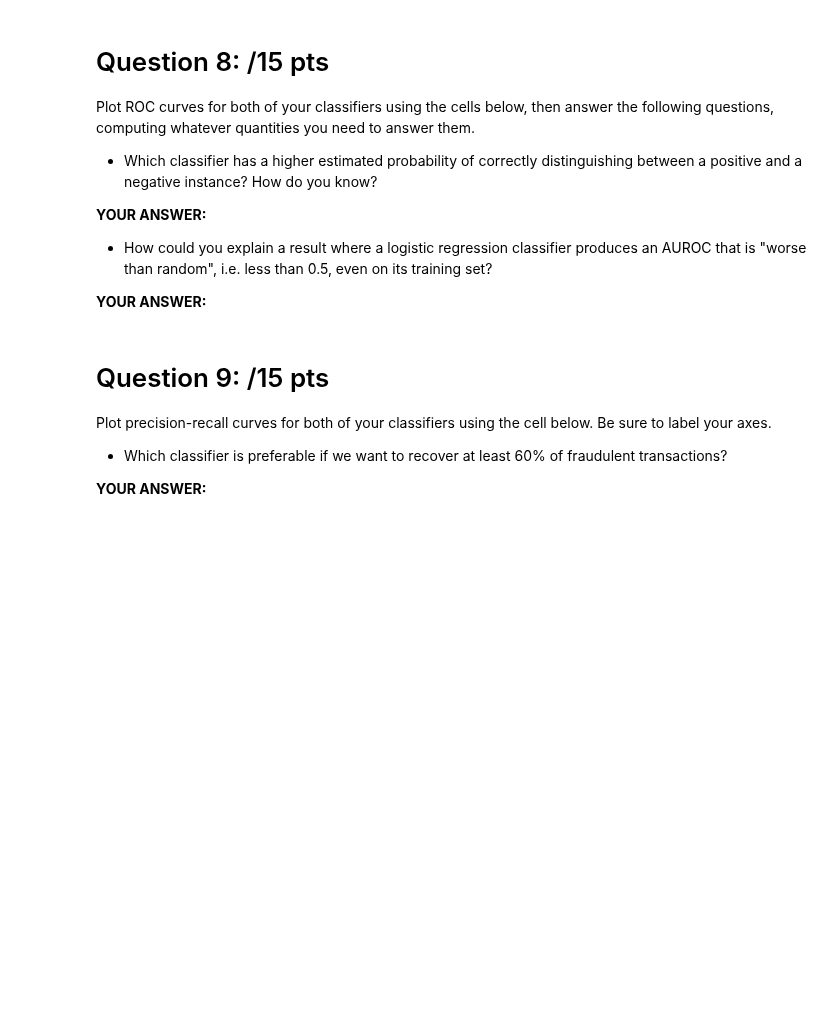
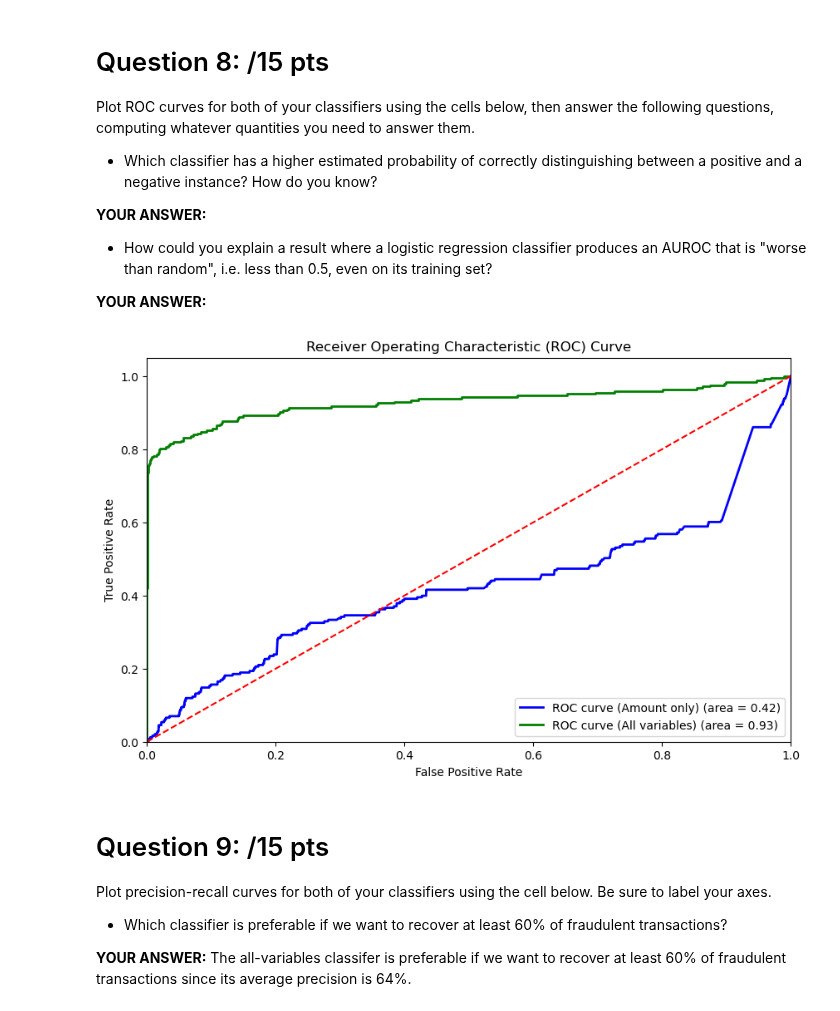
Before and after one commit to JanikThePanic/DATASCI3000-lab-assignments, a Jupyter notebook: Assignment2/DS3000_Assignment2.ipynb, the cells around one changed output. Drawn from its saved outputs; the diff is of its cells as text; code cells hidden in the pictures; blank space fills up the shorter version.

```diff
--- a/Assignment2/DS3000_Assignment2.ipynb
+++ b/Assignment2/DS3000_Assignment2.ipynb
@@ -57,11 +57,11 @@ df.head()
 Split the data into train and test for the outcome/response and the predictor variables. Hold out 50% of observations as the test set.  Pass `random_state=0` to `train_test_split` to ensure you get the same train and tests sets as the solution.
 # %%
 # Assuming 'Class' is the target variable and all other columns are predictors
-X = df[['Amount']]  # Predictor variables
+X_amount = df[['Amount']]  # Predictor variables
 y = df['Class']  # Outcome/response variable
 
 # Split the data into 50% train and 50% test
-X_train, X_test, y_train, y_test = train_test_split(X, y, test_size=0.5, random_state=0)
+X_train_amount, X_test_amount, y_train, y_test = train_test_split(X_amount, y, test_size=0.5, random_state=0)
 # %% [markdown]
 ## Question 3: /5 pts
 
@@ -136,3 +136,16 @@ Now fit a logistic regression model to the training data and include all the var
 * According to this more complex model, are larger or smaller Amounts more strongly associated with fraud, if all other variables are held equal?
 
 **YOUR ANSWER HERE:**
+# %%
+# Use all variables except 'Class' as predictors
+X_all = df.drop(columns=['Class'])
+y = df['Class']
+
+# Split the dataset into training and test sets (50% holdout)
+X_train_all, X_test_all, y_train, y_test = train_test_split(X_all, y, test_size=0.5, random_state=0)
+
+# Create the logistic regression model
+log_reg_all_vars = LogisticRegression(max_iter=10000)
+
+# Fit the model on the training data
+log_reg_all_vars.fit(X_train_all, y_train)
@@ -160,6 +183,35 @@ Plot ROC curves for both of your classifiers using the cells below, then answer
 * How could you explain a result where a logistic regression classifier produces an AUROC that is "worse than random", i.e. less than 0.5, even on its training set?
 
 **YOUR ANSWER:**
+# %%
+# Get predicted probabilities (for ROC curve)
+y_pred_proba_all = log_reg_all_vars.predict_proba(X_test_all)[:, 1]      # Probabilities for 'All variables' model
+
+# Compute ROC curve and AUC for both models
+fpr_amount, tpr_amount, _ = roc_curve(y_test, y_pred_proba_amount)
+roc_auc_amount = auc(fpr_amount, tpr_amount)
+
+fpr_all, tpr_all, _ = roc_curve(y_test, y_pred_proba_all)
+roc_auc_all = auc(fpr_all, tpr_all)
+
+# Plot ROC curves
+plt.figure(figsize=(10, 6))
+plt.plot(fpr_amount, tpr_amount, color='blue', lw=2, label=f'ROC curve (Amount only) (area = {roc_auc_amount:.2f})')
+plt.plot(fpr_all, tpr_all, color='green', lw=2, label=f'ROC curve (All variables) (area = {roc_auc_all:.2f})')
+
+# Plot random classifier line (AUC = 0.5)
+plt.plot([0, 1], [0, 1], color='red', linestyle='--')
+
+# Add labels, title, and legend
+plt.xlim([0.0, 1.0])
+plt.ylim([0.0, 1.05])
+plt.xlabel('False Positive Rate')
+plt.ylabel('True Positive Rate')
+plt.title('Receiver Operating Characteristic (ROC) Curve')
+plt.legend(loc="lower right")
+plt.show()
+# %% [output]
+[figure, added]
 # %% [markdown]
 # Question 9: /15 pts
 
@@ -167,4 +219,4 @@ Plot precision-recall curves for both of your classifiers using the cell below.
 
 * Which classifier is preferable if we want to recover at least 60% of fraudulent transactions?
 
-**YOUR ANSWER:**
+**YOUR ANSWER:** The all-variables classifer is preferable if we want to recover at least 60% of fraudulent transactions since its average precision is 64%.
```
Also changed, not shown: parts of 4 cells of this notebook.
